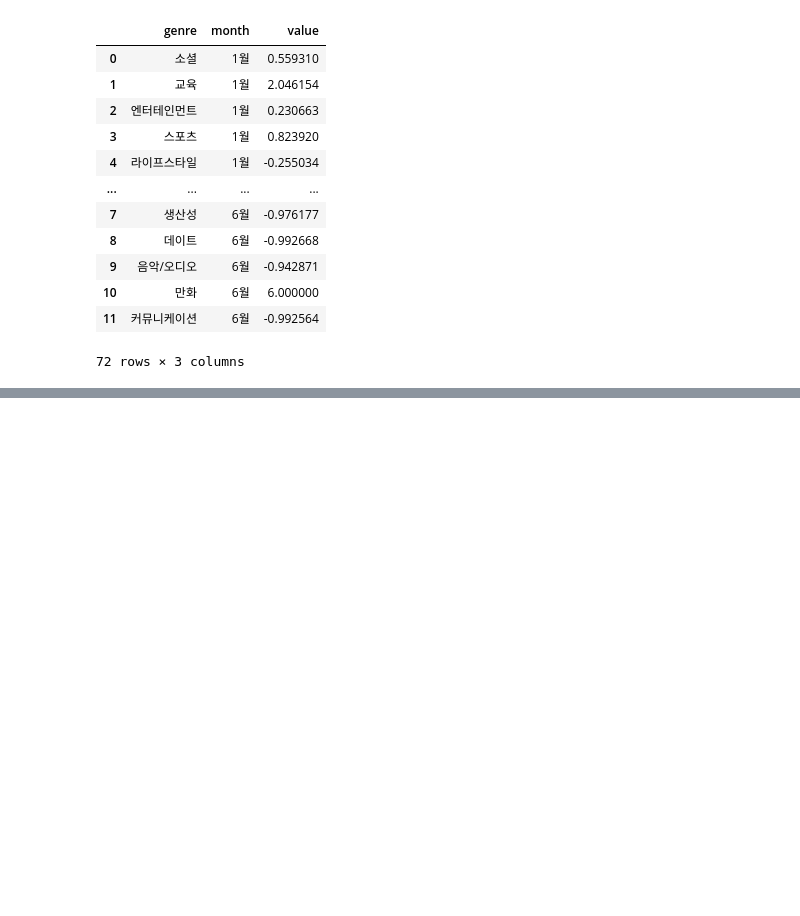
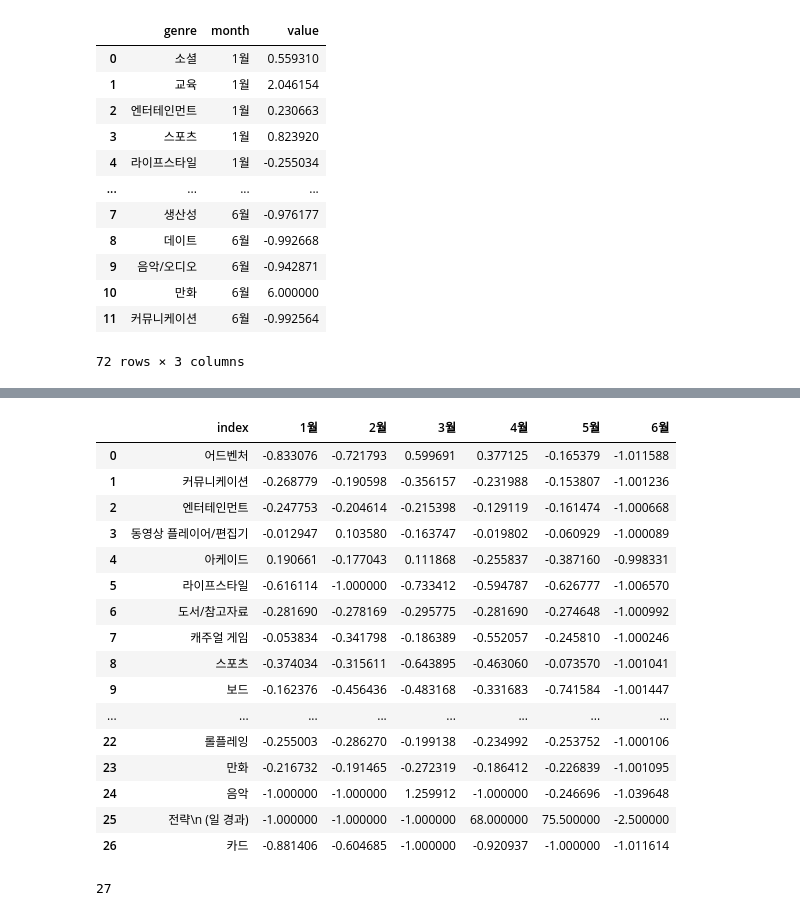
Before and after one commit to con11235/covid19_visualize, a Jupyter notebook: Crawling/app_그래프_시각화.ipynb, the cells around one changed output, grey strips where cells are left out. Cells and saved outputs as stored; diff of their text form; code cells hidden in the pictures; blank space fills up the shorter version.

```diff
--- a/Crawling/app_그래프_시각화.ipynb
+++ b/Crawling/app_그래프_시각화.ipynb
@@ -840,0 +1382,10 @@ fig.show()
+# %%
+col = []
+for i in range(6):
+  col.append('20_'+str(i+1))
+
+sales_appstore_20 = pd.DataFrame(sales_a_gen_dic_20)
+sales_appstore_20 = sales_appstore_20.T
+sales_appstore_20.columns = col
+sales_appstore_20 = sales_appstore_20.drop([sales_appstore_20.index[0]])
+sales_appstore_20.head()
@@ -840,0 +1399,6 @@ fig.show()
+# %%
+col = []
+for i in range(1,7):
+  col.append(str(i)+'월')
+
+print(col)
@@ -840,0 +1407,21 @@ fig.show()
+# %%
+sales_appstore_20 = sales_appstore_20.reset_index()
+# %%
+for i in range(len(col)):
+  sales_appstore_20[col[i]] = 0.000
+
+for i in range(len(sales_appstore_20)):
+  base = sales_appstore_20['index'][i]
+  if base in genre:
+    idx = genre.index(base)
+    base = sales_appstore_19.iloc[idx]['average']
+  else:
+    base = 1.0
+  for j in range(2, 8):
+    if base == 0:
+      value = 0.0
+    else:
+      value = (float(sales_appstore_20.iloc[i][j]) - base) / base
+    sales_appstore_20[col[j-2]][i] = value
+
+sales_appstore_20.head()
@@ -840,0 +1438,23 @@ fig.show()
+# %%
+sales_appstore_20 = sales_appstore_20.set_index('index')
+sales_appstore_20 = sales_appstore_20[['1월','2월','3월','4월','5월','6월']]
+sales_appstore_20 = sales_appstore_20.reset_index()
+sales_appstore_20
+# %% [output]
+|  | index | 1월 | 2월 | 3월 | 4월 | 5월 | 6월 |
+| 0 | 어드벤처 | -0.833076 | -0.721793 | 0.599691 | 0.377125 | -0.165379 | -1.011588 |
+| 1 | 커뮤니케이션 | -0.268779 | -0.190598 | -0.356157 | -0.231988 | -0.153807 | -1.001236 |
+| 2 | 엔터테인먼트 | -0.247753 | -0.204614 | -0.215398 | -0.129119 | -0.161474 | -1.000668 |
+| 3 | 동영상 플레이어/편집기 | -0.012947 | 0.103580 | -0.163747 | -0.019802 | -0.060929 | -1.000089 |
+| 4 | 아케이드 | 0.190661 | -0.177043 | 0.111868 | -0.255837 | -0.387160 | -0.998331 |
+| 5 | 라이프스타일 | -0.616114 | -1.000000 | -0.733412 | -0.594787 | -0.626777 | -1.006570 |
+| 6 | 도서/참고자료 | -0.281690 | -0.278169 | -0.295775 | -0.281690 | -0.274648 | -1.000992 |
+| 7 | 캐주얼 게임 | -0.053834 | -0.341798 | -0.186389 | -0.552057 | -0.245810 | -1.000246 |
+| 8 | 스포츠 | -0.374034 | -0.315611 | -0.643895 | -0.463060 | -0.073570 | -1.001041 |
+| 9 | 보드 | -0.162376 | -0.456436 | -0.483168 | -0.331683 | -0.741584 | -1.001447 |
+| ... | ... | ... | ... | ... | ... | ... | ... |
+| 22 | 롤플레잉 | -0.255003 | -0.286270 | -0.199138 | -0.234992 | -0.253752 | -1.000106 |
+| 23 | 만화 | -0.216732 | -0.191465 | -0.272319 | -0.186412 | -0.226839 | -1.001095 |
+| 24 | 음악 | -1.000000 | -1.000000 | 1.259912 | -1.000000 | -0.246696 | -1.039648 |
+| 25 | 전략\n (일 경과) | -1.000000 | -1.000000 | -1.000000 | 68.000000 | 75.500000 | -2.500000 |
+| 26 | 카드 | -0.881406 | -0.604685 | -1.000000 | -0.920937 | -1.000000 | -1.011614 |
@@ -840,0 +1463,8 @@ fig.show()
+# %%
+month = list()
+for i in range(1,7):
+  month.append(list(sales_appstore_20[str(i)+'월']))
+genre_list = list(sales_appstore_20['genre'])
+print(len(genre_list))
+# %% [output]
+27
```
Also changed, not shown: parts of 49 cells of this notebook.
